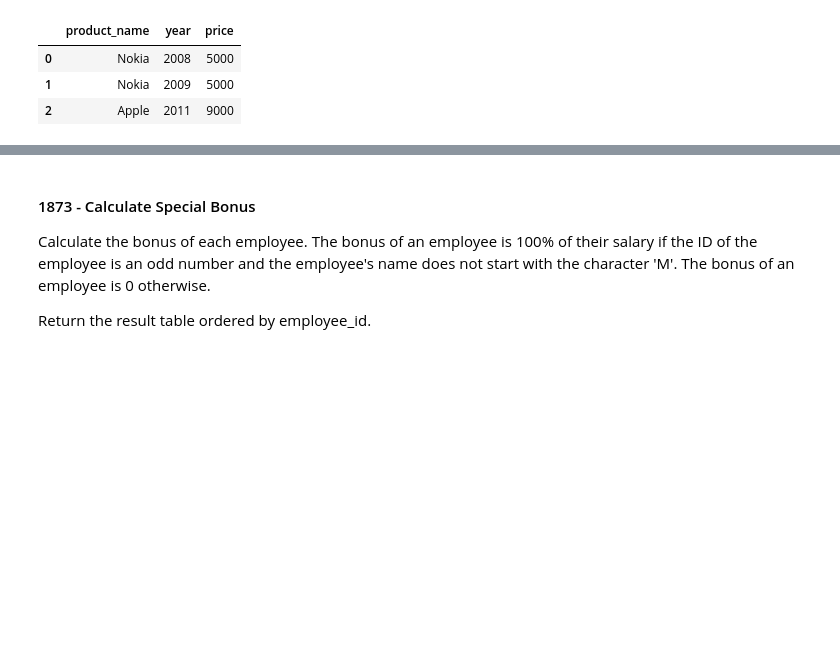
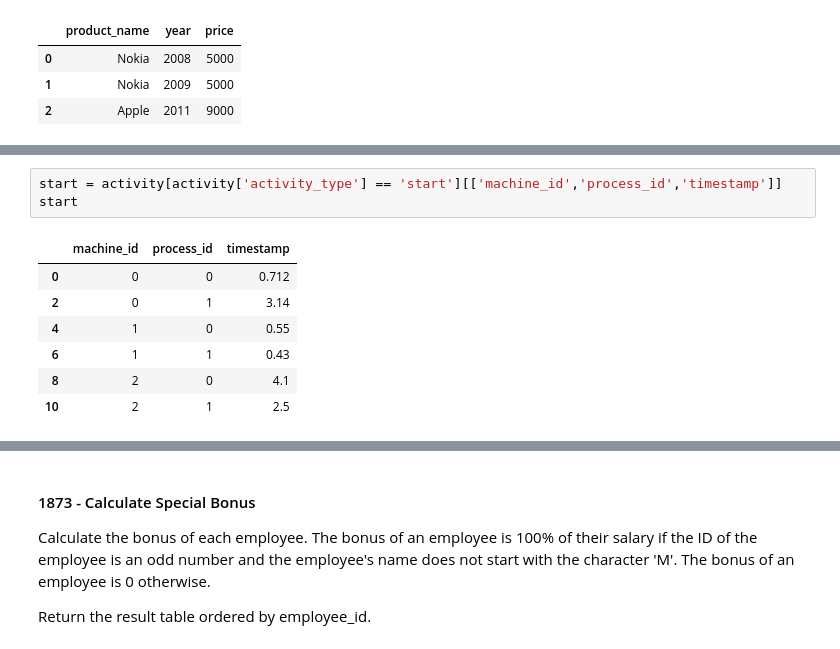
Before and after one commit to Swap-20/Leetcode-Pandas, a Jupyter notebook: Leetcode_Pandas.ipynb, the cells around one changed output, grey strips where cells are left out. Saved outputs shown, nothing was run; the diff lists cells and outputs as text; blank space fills up the shorter version.

```diff
--- a/Leetcode_Pandas.ipynb
+++ b/Leetcode_Pandas.ipynb
@@ -228,0 +257,11 @@ result
+# %%
+start = activity[activity['activity_type'] == 'start'][['machine_id','process_id','timestamp']]
+start
+# %% [output]
+|  | machine_id | process_id | timestamp |
+| 0 | 0 | 0 | 0.712 |
+| 2 | 0 | 1 | 3.14 |
+| 4 | 1 | 0 | 0.55 |
+| 6 | 1 | 1 | 0.43 |
+| 8 | 2 | 0 | 4.1 |
+| 10 | 2 | 1 | 2.5 |
```
Also changed, not shown: parts of 5 cells of this notebook.
